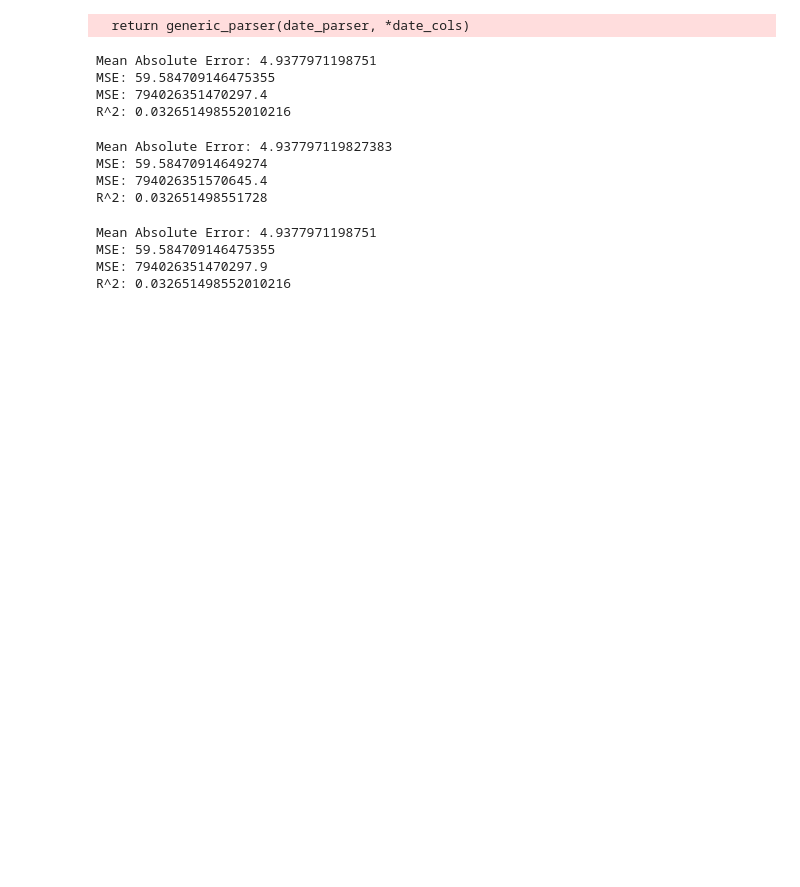
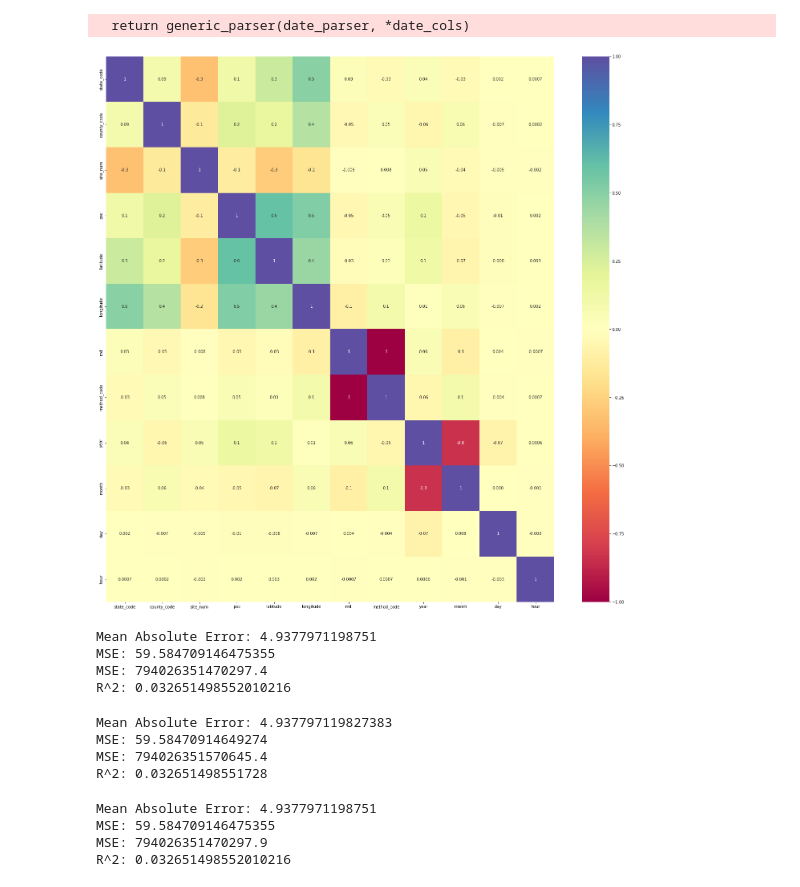
Before and after one commit to Abner3/ml-project, a Jupyter notebook: pm25.ipynb, the cells around one changed output. Drawn from its saved outputs; the diff is of its cells as text; code cells hidden in the pictures; blank space fills up the shorter version.

```diff
--- a/pm25.ipynb
+++ b/pm25.ipynb
@@ -19,14 +19,14 @@ df_copy = df.copy()
 # df2 = pd.concat(map(functools.partial(pd.read_csv, sep='|', compression=None), glob.glob("dataset/pm25/PM2.5_Hourly_Shard_*.csv")))
 # %%
 # Reading from a subset of dataset
-# import numpy as np
-# import pandas as pd
-# from datetime import datetime
+import numpy as np
+import pandas as pd
+from datetime import datetime
 
 # Method 1 - TypeError
-# dateparse = lambda x1: datetime.strptime(x1, '%Y-%m-%d %H:%M')
-# df = pd.read_csv('./dataset/pm25_small.csv', parse_dates={'datetime_gmt': ['date_gmt', 'time_gmt']}, date_parser=dateparse)
-# df_copy = df.copy()
+dateparse = lambda x1: datetime.strptime(x1, '%Y-%m-%d %H:%M')
+df = pd.read_csv('./dataset/pm25_small.csv', parse_dates={'datetime_gmt': ['date_gmt', 'time_gmt']}, date_parser=dateparse)
+df_copy = df.copy()
 
 # Method 2 - ValueError, cannot convert string to float
 # df = pd.read_csv('./dataset/pm25_small.csv')
@@ -53 +60,23 @@ x_names = x.columns
+# %%
+# Feature extraction (see extract_features() in selFeat.py)
+x['year'] = x['datetime_gmt'].dt.year
+x['month'] = x['datetime_gmt'].dt.month
+x['day'] = x['datetime_gmt'].dt.day
+x['hour'] = x['datetime_gmt'].dt.hour
+x = x.drop(columns = 'datetime_gmt')
+# %%
+# Feature selection
+from matplotlib import pyplot as plt
+import seaborn as sns
+
+x_corr = x.corr()
+fig = plt.figure(figsize=(25, 25))
+fig.patch.set(facecolor = 'white')
+sns.heatmap(x_corr, ax= plt.subplot(1, 1, 1), annot=True, fmt='.1g', vmin=-1, vmax=1, center=0, cmap='Spectral')
+plt.savefig('pearson_corr.png')
+plt.show()
+x = x.drop(columns = ['mdl', 'year'])
+x_names = x.columns
+# %% [output]
+[figure, added]
 # %%
```
Also changed, not shown: parts of 5 cells of this notebook, 3 other files.
